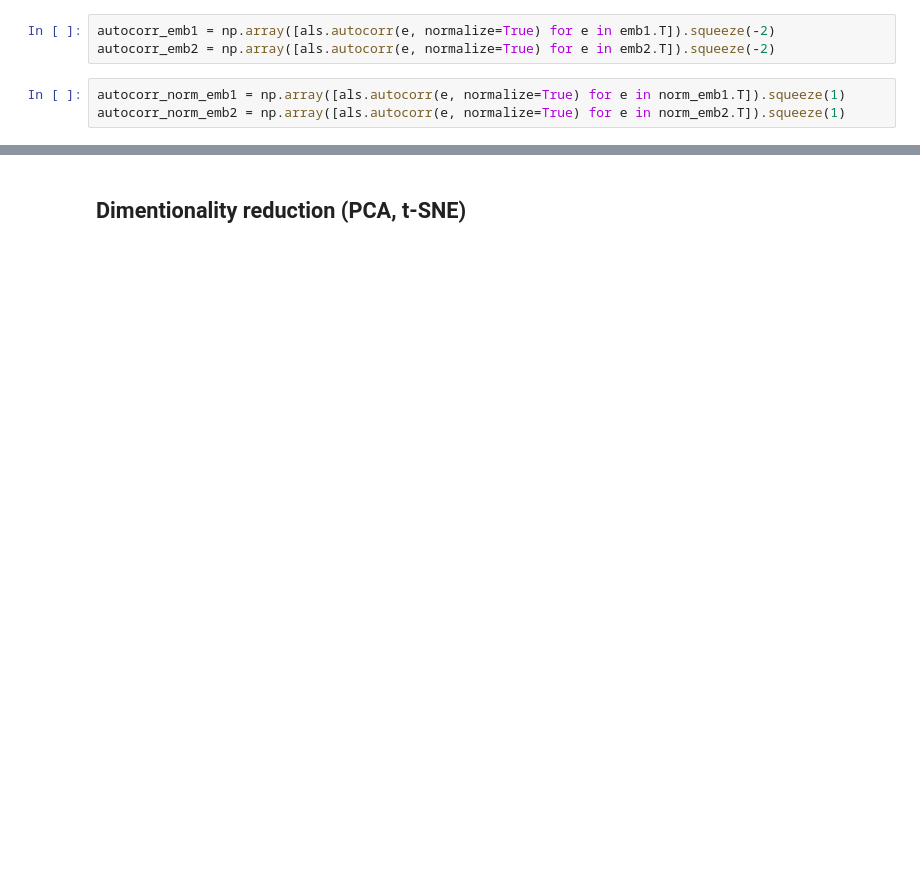
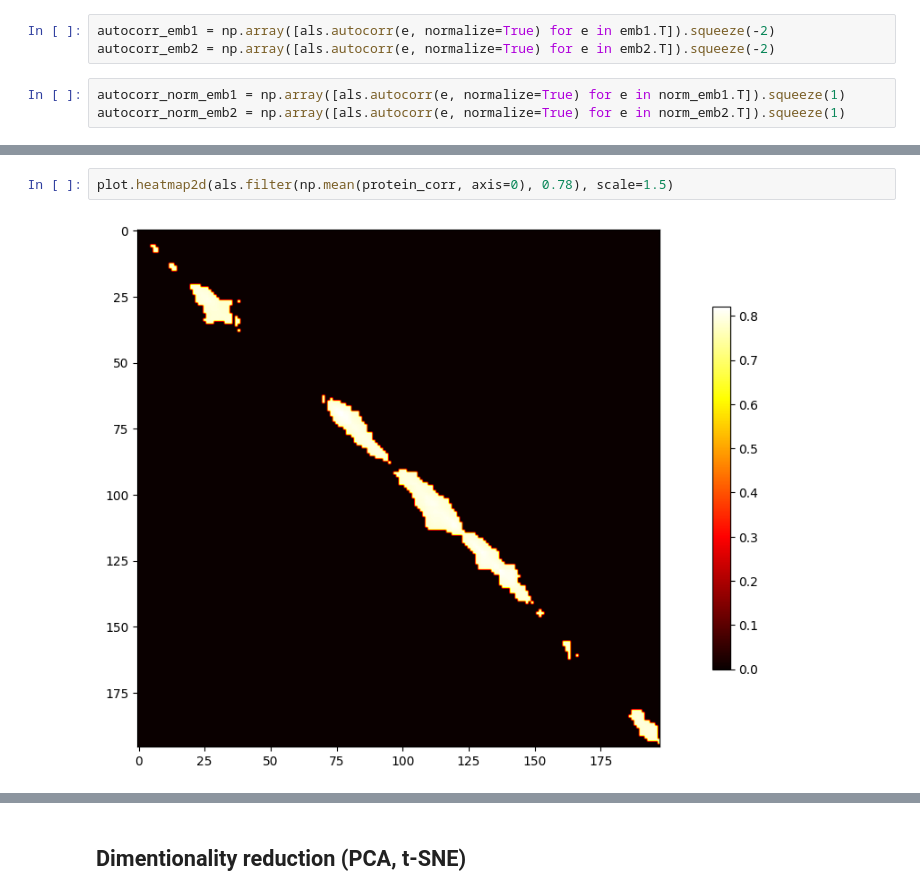
Before and after one commit to SoFar3/protein-structural-similarity, a Jupyter notebook: notebooks/esm.ipynb, the cells around one changed output, grey strips where cells are left out. Drawn from its saved outputs; the diff is of its cells as text; blank space fills up the shorter version.

```diff
--- a/notebooks/esm.ipynb
+++ b/notebooks/esm.ipynb
@@ -355,0 +281,4 @@ pair_emb2.shape
+# %%
+plot.heatmap2d(als.filter(np.mean(protein_corr, axis=0), 0.78), scale=1.5)
+# %% [output]
+[figure, added]
```
Also changed, not shown: parts of 121 cells of this notebook, 11 other files.
